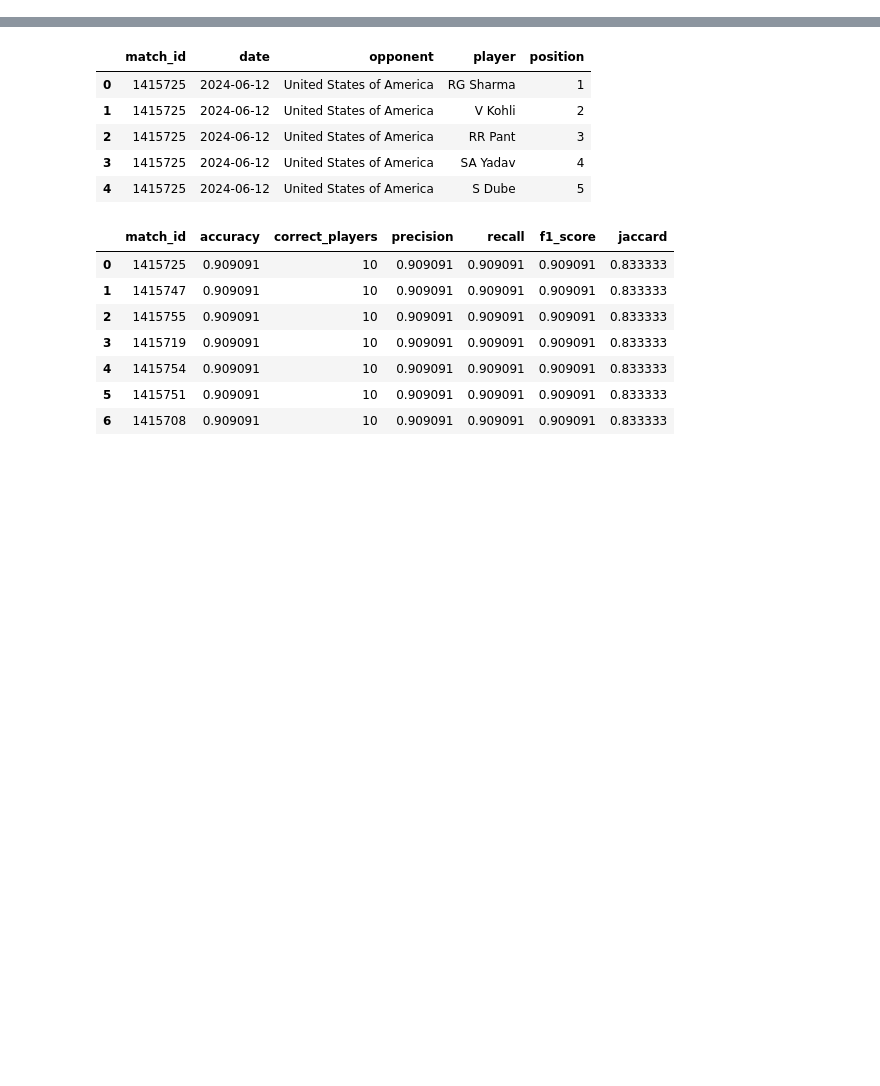
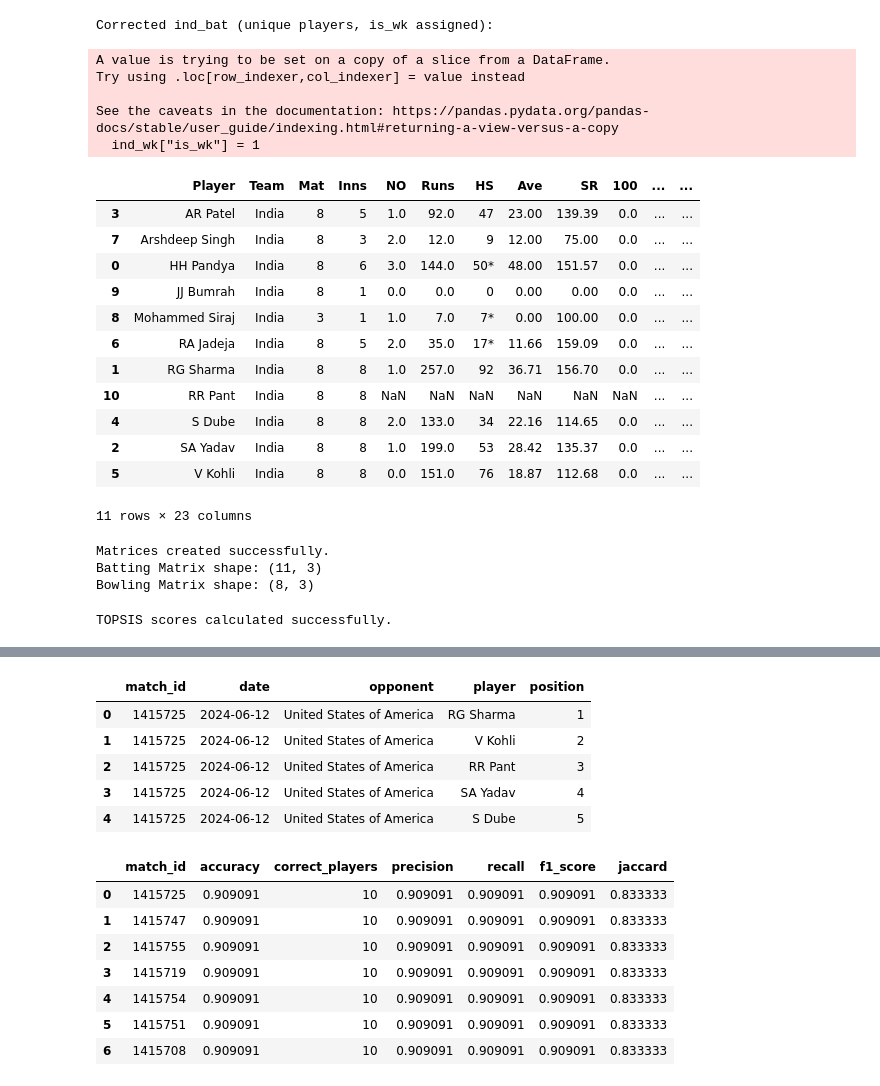
Before and after one commit to Rakesh-562/ScoreStats, a Jupyter notebook: Topsis_prediction.ipynb, the cells around one changed output, grey strips where cells are left out. Drawn from its saved outputs; the diff is of its cells as text; code cells hidden in the pictures; blank space fills up the shorter version.

```diff
--- a/Topsis_prediction.ipynb
+++ b/Topsis_prediction.ipynb
@@ -30,18 +27,18 @@ def normalize(series):
     return (series - series.min()) / (series.max() - series.min())
 
 # Available columns: ['Ave', 'SR', '100', '50']
-bat["avg_norm"] = normalize(bat["Ave"])
-bat["sr_norm"] = normalize(bat["SR"])
-bat["milestone_score"] = normalize(bat["50"] + 2 * bat["100"])
+ind_bat["avg_norm"] = normalize(ind_bat["Ave"])
+ind_bat["sr_norm"] = normalize(ind_bat["SR"])
+ind_bat["milestone_score"] = normalize(ind_bat["50"] + 2 * ind_bat["100"])
 
 # New composite batting index based on available data
 ind_bat["batting_index"] = (
-    0.40 * bat["avg_norm"] +
-    0.40 * bat["sr_norm"] +
-    0.20 * bat["milestone_score"]
+    0.40 * ind_bat["avg_norm"] +
+    0.40 * ind_bat["sr_norm"] +
+    0.20 * ind_bat["milestone_score"]
 )
 
 print("Batting Index calculated successfully.")
-bat[['Player', 'Ave', 'SR', 'batting_index']].sort_values(by='batting_index', ascending=False).head(10)
+ind_bat[['Player', 'Ave', 'SR', "batting_index"]].sort_values(by="batting_index", ascending=False).head(10)
 # %% [output]
 Batting Index calculated successfully.
@@ -73,8 +135,49 @@ ind_bowl[['Player', 'Wkts', 'Econ', 'Runs', 'bowling_index']].sort_values(by='bo
-# %%
-ind_wk["is_wk"] = 1
-ind_bat["is_wk"] = 0
-
-ind_bat = pd.concat([bat, wk], ignore_index=True)
+# %%
+ind_wk["is_wk"] = 1
+# Identify wicketkeepers by name
+wk_player_names = ind_wk['Player'].tolist()
+
+# Remove any entries from ind_bat that are also in ind_wk, to avoid duplicates
+# We will prioritize the ind_wk entry for players who are WKs
+ind_bat_filtered = ind_bat[~ind_bat['Player'].isin(wk_player_names)].copy()
+
+# Ensure ind_wk has necessary batting columns, filled with NaN where data isn't available
+# and set is_wk to 1. This ensures a clean concatenation.
+ind_wk_for_concat = ind_wk.copy()
+for col in ['Mat', 'Inns', 'NO', 'Runs', 'HS', 'Ave', 'SR', '100', '50', '0', 'avg_norm', 'sr_norm', 'milestone_score', 'batting_index']:
+    if col not in ind_wk_for_concat.columns:
+        ind_wk_for_concat[col] = np.nan
+ind_wk_for_concat["is_wk"] = 1
+
+# Concatenate the filtered ind_bat with the prepared ind_wk
+ind_bat = pd.concat([ind_bat_filtered, ind_wk_for_concat], ignore_index=True)
+
+# Fill any remaining NaN in batting_index (e.g., for WKs whose batting stats might be missing in original bat data)
+ind_bat["batting_index"] = ind_bat["batting_index"].fillna(0)
+
+print("Corrected ind_bat (unique players, is_wk assigned):")
+ind_bat.sort_values(by='Player', inplace=True)
+ind_bat
+# %% [output]
+Corrected ind_bat (unique players, is_wk assigned):
+A value is trying to be set on a copy of a slice from a DataFrame.
+Try using .loc[row_indexer,col_indexer] = value instead
+
+See the caveats in the documentation: https://pandas.pydata.org/pandas-docs/stable/user_guide/indexing.html#returning-a-view-versus-a-copy
+  ind_wk["is_wk"] = 1
+|  | Player | Team | Mat | Inns | NO | Runs | HS | Ave | SR | 100 | ... | ... |
+| 3 | AR Patel | India | 8 | 5 | 1.0 | 92.0 | 47 | 23.00 | 139.39 | 0.0 | ... | ... |
+| 7 | Arshdeep Singh | India | 8 | 3 | 2.0 | 12.0 | 9 | 12.00 | 75.00 | 0.0 | ... | ... |
+| 0 | HH Pandya | India | 8 | 6 | 3.0 | 144.0 | 50* | 48.00 | 151.57 | 0.0 | ... | ... |
+| 9 | JJ Bumrah | India | 8 | 1 | 0.0 | 0.0 | 0 | 0.00 | 0.00 | 0.0 | ... | ... |
+| 8 | Mohammed Siraj | India | 3 | 1 | 1.0 | 7.0 | 7* | 0.00 | 100.00 | 0.0 | ... | ... |
+| 6 | RA Jadeja | India | 8 | 5 | 2.0 | 35.0 | 17* | 11.66 | 159.09 | 0.0 | ... | ... |
+| 1 | RG Sharma | India | 8 | 8 | 1.0 | 257.0 | 92 | 36.71 | 156.70 | 0.0 | ... | ... |
+| 10 | RR Pant | India | 8 | 8 | NaN | NaN | NaN | NaN | NaN | NaN | ... | ... |
+| 4 | S Dube | India | 8 | 8 | 2.0 | 133.0 | 34 | 22.16 | 114.65 | 0.0 | ... | ... |
+| 2 | SA Yadav | India | 8 | 8 | 1.0 | 199.0 | 53 | 28.42 | 135.37 | 0.0 | ... | ... |
+| 5 | V Kohli | India | 8 | 8 | 0.0 | 151.0 | 76 | 18.87 | 112.68 | 0.0 | ... | ... |
+11 rows × 23 columns
 # %%
 # Recalculate batting index on the combined 'ind_bat' dataframe to ensure it exists
 ind_bat['Ave'] = ind_bat['Ave'].fillna(0)
@@ -90,8 +193,8 @@ ind_bat["batting_index"] = (
     0.40 * ind_bat["avg_norm"] +
     0.40 * ind_bat["sr_norm"] +
     0.20 * ind_bat["milestone_score"]
+
 )
-
 # Now extract the matrices
 bat_matrix = ind_bat[["batting_index", "Ave", "SR"]].fillna(0)
 bowl_matrix = ind_bowl[["bowling_index", "Econ", "Wkts"]].fillna(0)
@@ -99,6 +202,10 @@ bowl_matrix = ind_bowl[["bowling_index", "Econ", "Wkts"]].fillna(0)
 print("Matrices created successfully.")
 print("Batting Matrix shape:", bat_matrix.shape)
 print("Bowling Matrix shape:", bowl_matrix.shape)
+# %% [output]
+Matrices created successfully.
+Batting Matrix shape: (11, 3)
+Bowling Matrix shape: (8, 3)
 # %%
 def topsis(matrix, weights):
     matrix = matrix.values.astype(float)
@@ -130,6 +237,8 @@ ind_bat["score"] = topsis(bat_matrix, bat_weights)
 ind_bowl["score"] = topsis(bowl_matrix, bowl_weights)
 
 print("TOPSIS scores calculated successfully.")
+# %% [output]
+TOPSIS scores calculated successfully.
 # %%
 ind_bat = ind_bat.sort_values(by="score", ascending=False)
 ind_bowl = ind_bowl.sort_values(by="score", ascending=False)
```
Also changed, not shown: parts of 13 cells of this notebook.
